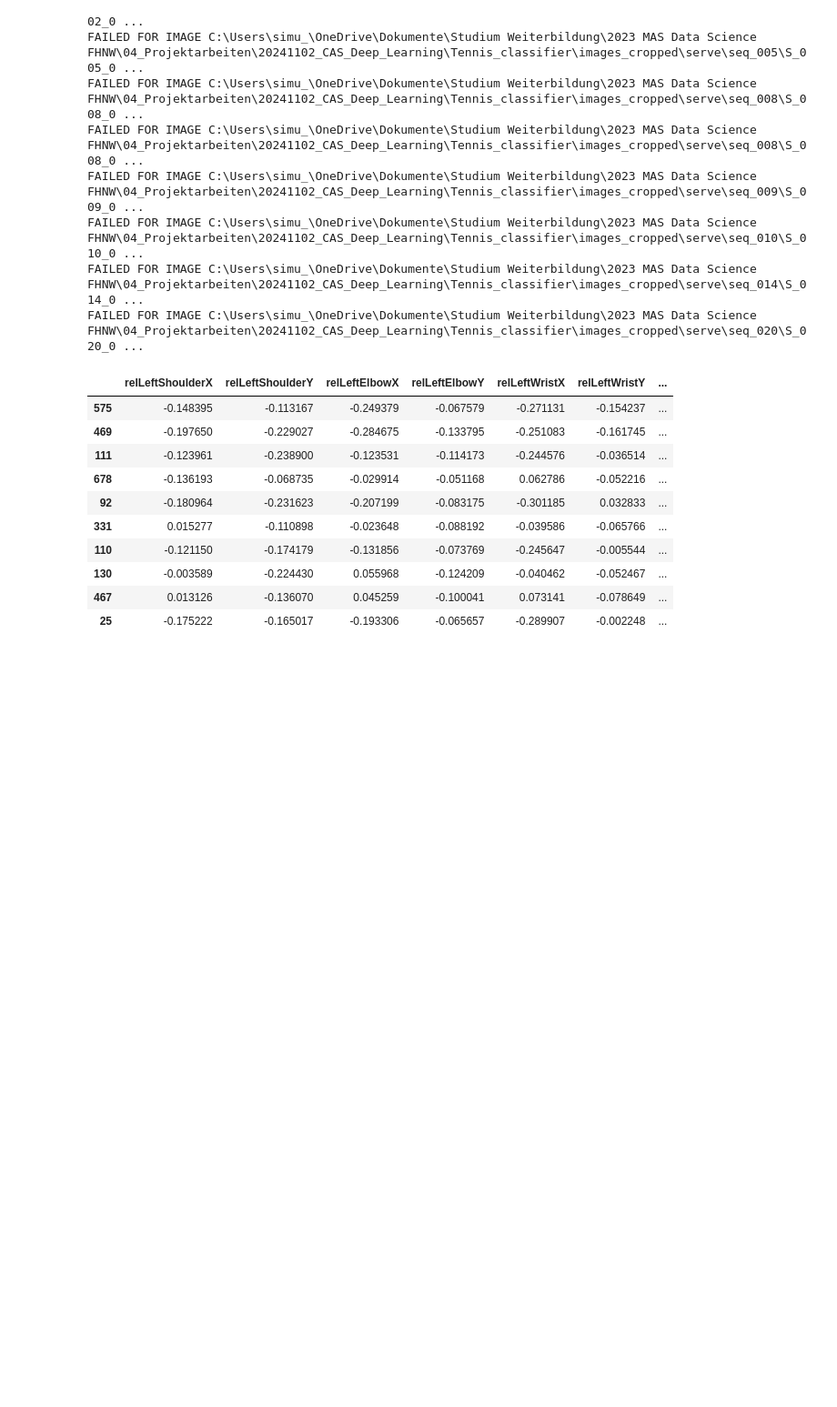
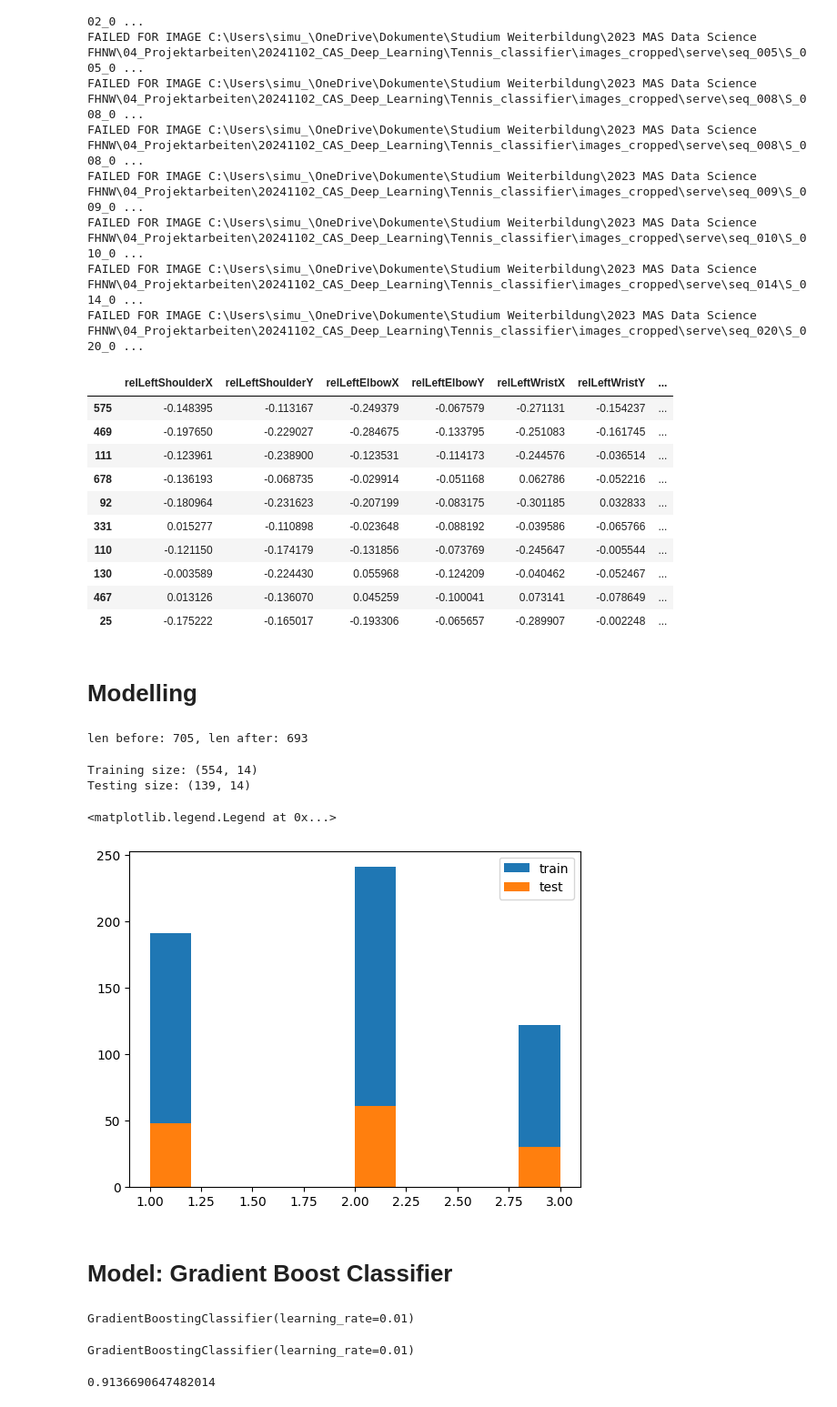
Before and after one commit to traceurSaimn/cas-deep-learning-project-tennis, a Jupyter notebook: pose_estimation_gradient_boost.ipynb, the cells around one changed output. Shown: that part at 91% size. Drawn from its saved outputs; the diff is of its cells as text; code cells hidden in the pictures; blank space fills up the shorter version.

Commit message:
gradient boost classifier working model

```diff
--- a/pose_estimation_gradient_boost.ipynb
+++ b/pose_estimation_gradient_boost.ipynb
@@ -226,3 +226,57 @@ FAILED FOR IMAGE C:\Users\simu_\OneDrive\Dokumente\Studium Weiterbildung\2023 MA
 | 25 | -0.175222 | -0.165017 | -0.193306 | -0.065657 | -0.289907 | -0.002248 | ... |
 # %%
 pose_features.to_pickle("pose_features.pkl")
+# %% [markdown]
+# Modelling
+# %%
+pose_features = pd.read_pickle("pose_features.pkl")
+
+# map class labels to numbers
+class_mapping = {"forehand": 1,
+                 "backhand": 2,
+                 "serve": 3}
+
+pose_features_processed = pose_features.copy()
+pose_features_processed["label"] = pose_features["label"].map(class_mapping)
+pose_features_processed = pose_features_processed.dropna()
+
+pose_features_processed.sample(10)
+# %% [output]
+len before: 705, len after: 693
+# %%
+X_train, X_test, y_train, y_test = train_test_split(pose_features_processed.loc[:, pose_features_processed.columns != "label"], pose_features_processed["label"], stratify=pose_features_processed["label"], test_size=0.2, random_state=3)
+
+print(f"Training size: {X_train.shape}")
+print(f"Testing size: {X_test.shape}")
+# %% [output]
+Training size: (554, 14)
+Testing size: (139, 14)
+# %%
+fig, ax = plt.subplots()
+ax.hist(y_train, label="train")
+ax.hist(y_test, label="test")
+ax.legend()
+# %% [output]
+<matplotlib.legend.Legend at 0x...>
+[figure, added]
+# %% [markdown]
+# Model: Gradient Boost Classifier
+# %%
+params = {
+    "n_estimators": 100,
+    "max_depth": 3,
+    "learning_rate": 0.01
+}
+
+gbc_model = GradientBoostingClassifier(**params)
+gbc_model
+# %% [output]
+GradientBoostingClassifier(learning_rate=0.01)
+# %%
+gbc_model.fit(X_train, y_train)
+# %% [output]
+GradientBoostingClassifier(learning_rate=0.01)
+# %%
+gbc_model.score(X_test, y_test)
+# %% [output]
+0.9136690647482014
```
Also changed, not shown: parts of 2 cells of this notebook.
